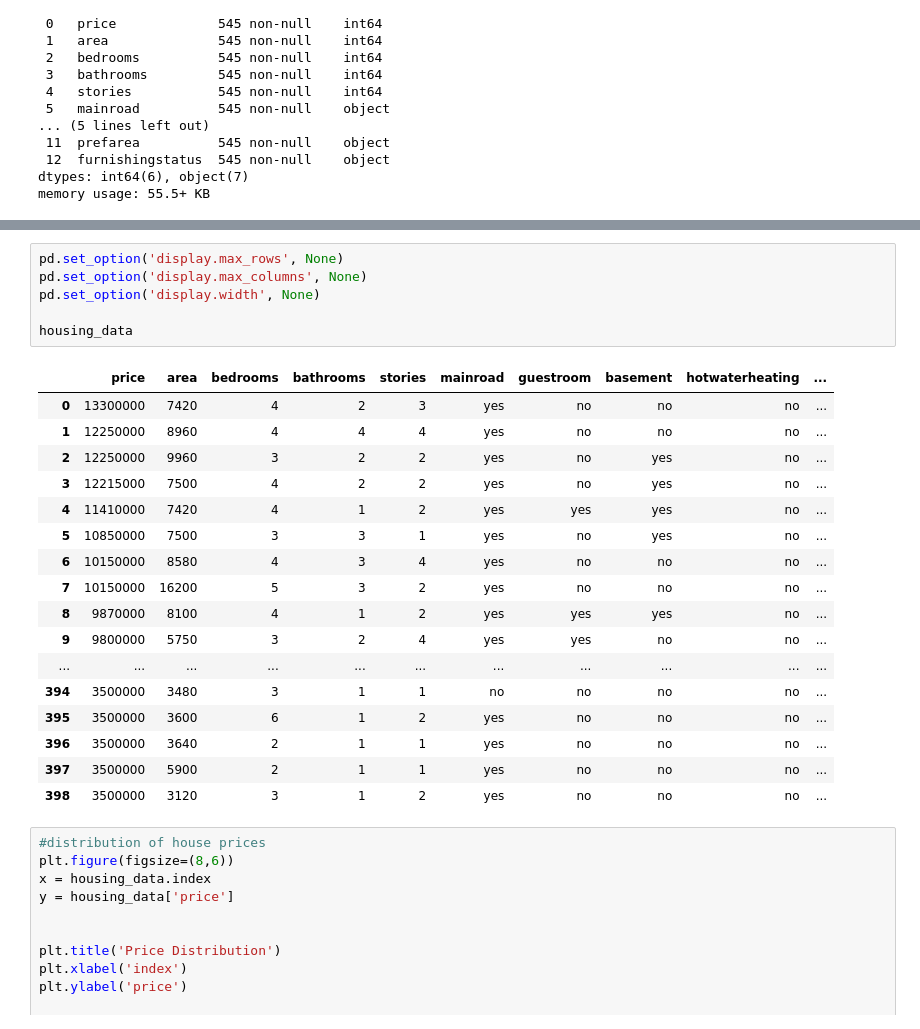
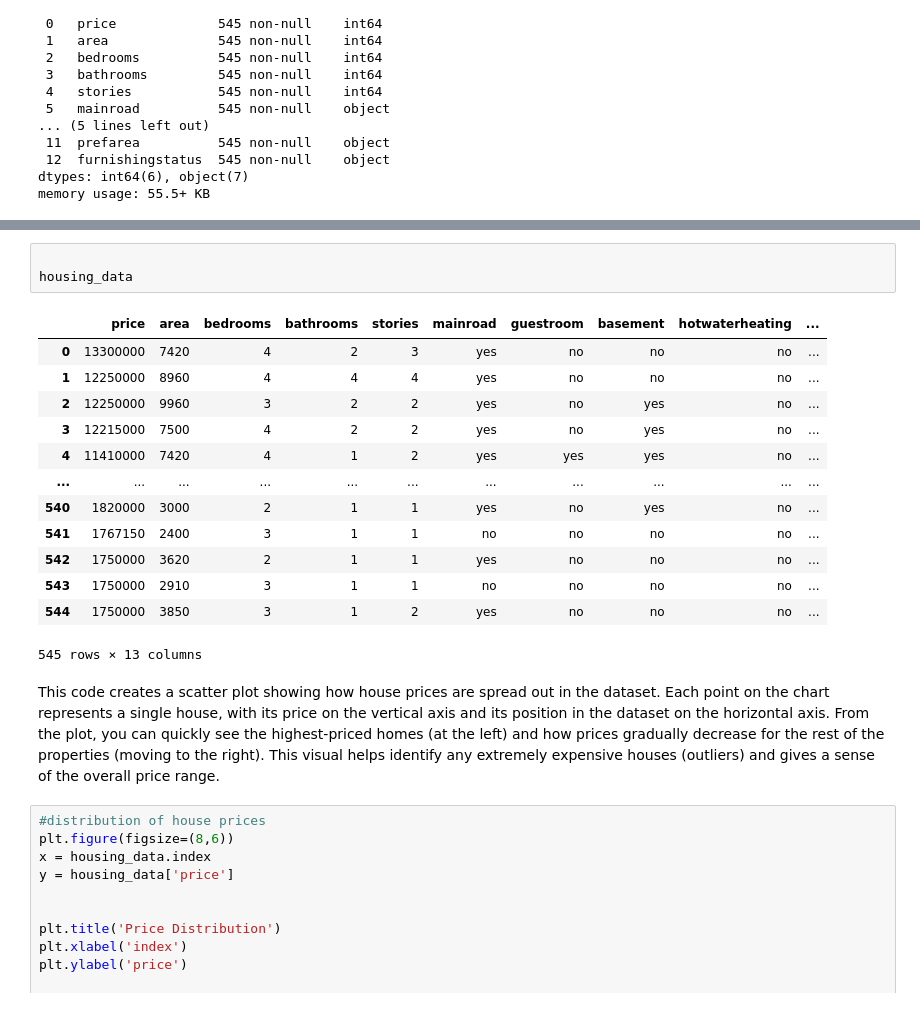
Before and after one commit to jshah0000/Professional-Work, a Jupyter notebook: Housing Analysis.ipynb, the cells around one changed output, grey strips where cells are left out. Drawn from its saved outputs; the diff is of its cells as text.

```diff
--- a/Housing Analysis.ipynb
+++ b/Housing Analysis.ipynb
@@ -64,28 +74,23 @@ price/area          0.0
 dtype: float64
 # %%
-pd.set_option('display.max_rows', None)
-pd.set_option('display.max_columns', None)
-pd.set_option('display.width', None)
 
 housing_data
 # %% [output]
 |  | price | area | bedrooms | bathrooms | stories | mainroad | guestroom | basement | hotwaterheating | ... |
 | 0 | 13300000 | 7420 | 4 | 2 | 3 | yes | no | no | no | ... |
 | 1 | 12250000 | 8960 | 4 | 4 | 4 | yes | no | no | no | ... |
 | 2 | 12250000 | 9960 | 3 | 2 | 2 | yes | no | yes | no | ... |
 | 3 | 12215000 | 7500 | 4 | 2 | 2 | yes | no | yes | no | ... |
 | 4 | 11410000 | 7420 | 4 | 1 | 2 | yes | yes | yes | no | ... |
-| 5 | 10850000 | 7500 | 3 | 3 | 1 | yes | no | yes | no | ... |
-| 6 | 10150000 | 8580 | 4 | 3 | 4 | yes | no | no | no | ... |
-| 7 | 10150000 | 16200 | 5 | 3 | 2 | yes | no | no | no | ... |
-| 8 | 9870000 | 8100 | 4 | 1 | 2 | yes | yes | yes | no | ... |
-| 9 | 9800000 | 5750 | 3 | 2 | 4 | yes | yes | no | no | ... |
 | ... | ... | ... | ... | ... | ... | ... | ... | ... | ... | ... |
-| 394 | 3500000 | 3480 | 3 | 1 | 1 | no | no | no | no | ... |
-| 395 | 3500000 | 3600 | 6 | 1 | 2 | yes | no | no | no | ... |
-| 396 | 3500000 | 3640 | 2 | 1 | 1 | yes | no | no | no | ... |
-| 397 | 3500000 | 5900 | 2 | 1 | 1 | yes | no | no | no | ... |
-| 398 | 3500000 | 3120 | 3 | 1 | 2 | yes | no | no | no | ... |
+| 540 | 1820000 | 3000 | 2 | 1 | 1 | yes | no | yes | no | ... |
+| 541 | 1767150 | 2400 | 3 | 1 | 1 | no | no | no | no | ... |
+| 542 | 1750000 | 3620 | 2 | 1 | 1 | yes | no | no | no | ... |
+| 543 | 1750000 | 2910 | 3 | 1 | 1 | no | no | no | no | ... |
+| 544 | 1750000 | 3850 | 3 | 1 | 2 | yes | no | no | no | ... |
+545 rows × 13 columns
+# %% [markdown]
+This code creates a scatter plot showing how house prices are spread out in the dataset. Each point on the chart represents a single house, with its price on the vertical axis and its position in the dataset on the horizontal axis. From the plot, you can quickly see the highest-priced homes (at the left) and how prices gradually decrease for the rest of the properties (moving to the right). This visual helps identify any extremely expensive houses (outliers) and gives a sense of the overall price range.
 # %%
 #distribution of house prices
 plt.figure(figsize=(8,6))
```
Also changed, not shown: parts of 15 cells of this notebook.
